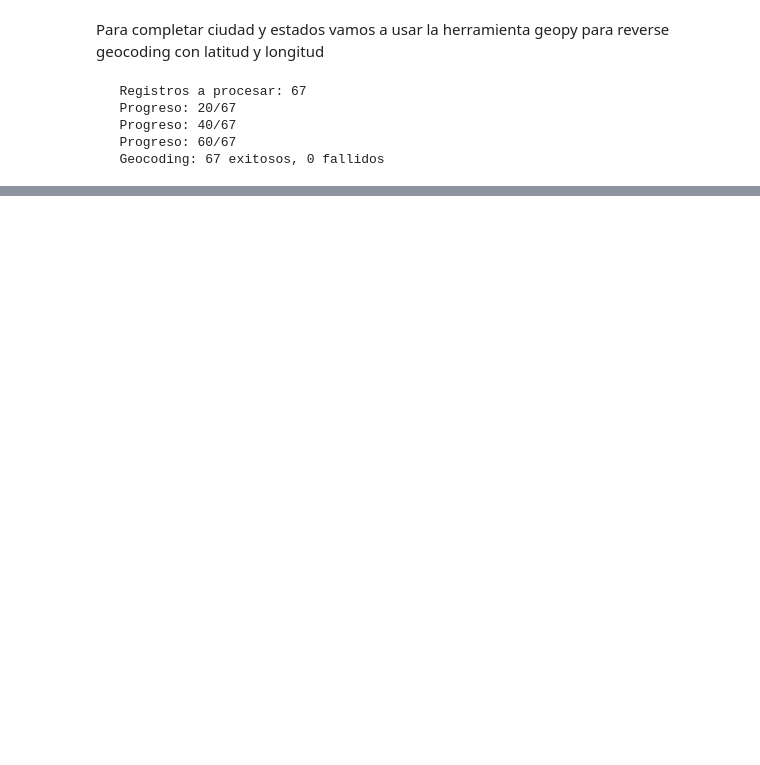
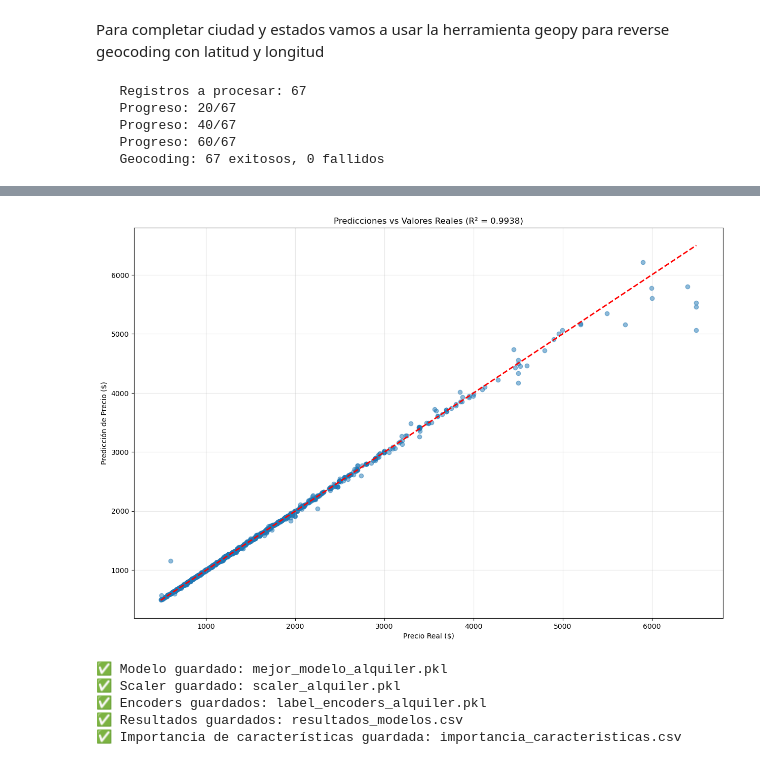
Before and after one commit to mperez14ang/ObligatorioAD, a Jupyter notebook: EDA+PreparamientodeDatos.ipynb, the cells around one changed output, grey strips where cells are left out. Saved outputs shown, nothing was run; the diff lists cells and outputs as text; code cells hidden in the pictures; blank space fills up the shorter version.

```diff
--- a/EDA+PreparamientodeDatos.ipynb
+++ b/EDA+PreparamientodeDatos.ipynb
@@ -756,0 +978,15 @@ df = create_hierarchical_neighborhood_clusters(df, eps_km=1.5, min_samples=5)
+# %%
+# Predicciones finales
+y_test_pred = mejor_modelo.predict(X_test_scaled)
+
+# Métricas finales
+test_rmse = np.sqrt(mean_squared_error(y_test, y_test_pred))
+test_mae = mean_absolute_error(y_test, y_test_pred)
+test_r2 = r2_score(y_test, y_test_pred)
+test_mape = mean_absolute_percentage_error(y_test, y_test_pred)
+
+print(f"\n📊 MÉTRICAS FINALES - {mejor_modelo_nombre}:")
+print(f"   • R² Score: {test_r2:.4f}")
+print(f"   • RMSE: ${test_rmse:.2f}")
+print(f"   • MAE: ${test_mae:.2f}")
+print(f"   • MAPE: {test_mape:.2%}")
@@ -756,0 +1042,44 @@ df = create_hierarchical_neighborhood_clusters(df, eps_km=1.5, min_samples=5)
+# %%
+fig, ax = plt.subplots(figsize=(15, 10))
+
+ax.scatter(y_test, y_test_pred, alpha=0.5)
+ax.plot([y_test.min(), y_test.max()], [y_test.min(), y_test.max()], 'r--', lw=2)
+ax.set_xlabel('Precio Real ($)')
+ax.set_ylabel('Predicción de Precio ($)')
+ax.set_title(f'Predicciones vs Valores Reales (R² = {test_r2:.4f})')
+ax.grid(True, alpha=0.3)
+
+plt.show()
+# %% [output]
+[figure, added]
+# %%
+import pickle
+# Guardar el mejor modelo
+with open('mejor_modelo_alquiler.pkl', 'wb') as f:
+    pickle.dump(mejor_modelo, f)
+print("✅ Modelo guardado: mejor_modelo_alquiler.pkl")
+
+# Guardar el scaler
+with open('scaler_alquiler.pkl', 'wb') as f:
+    pickle.dump(scaler, f)
+print("✅ Scaler guardado: scaler_alquiler.pkl")
+
+# Guardar los encoders
+with open('label_encoders_alquiler.pkl', 'wb') as f:
+    pickle.dump(label_encoders, f)
+print("✅ Encoders guardados: label_encoders_alquiler.pkl")
+
+# Guardar resultados
+resultados_df.to_csv('resultados_modelos.csv')
+print("✅ Resultados guardados: resultados_modelos.csv")
+
+# Guardar características importantes
+if hasattr(mejor_modelo, 'feature_importances_'):
+    feature_importance.to_csv('importancia_caracteristicas.csv', index=False)
+    print("✅ Importancia de características guardada: importancia_caracteristicas.csv")
+# %% [output]
+✅ Modelo guardado: mejor_modelo_alquiler.pkl
+✅ Scaler guardado: scaler_alquiler.pkl
+✅ Encoders guardados: label_encoders_alquiler.pkl
+✅ Resultados guardados: resultados_modelos.csv
+✅ Importancia de características guardada: importancia_caracteristicas.csv
```
Also changed, not shown: parts of 29 cells of this notebook, 10 other files.
